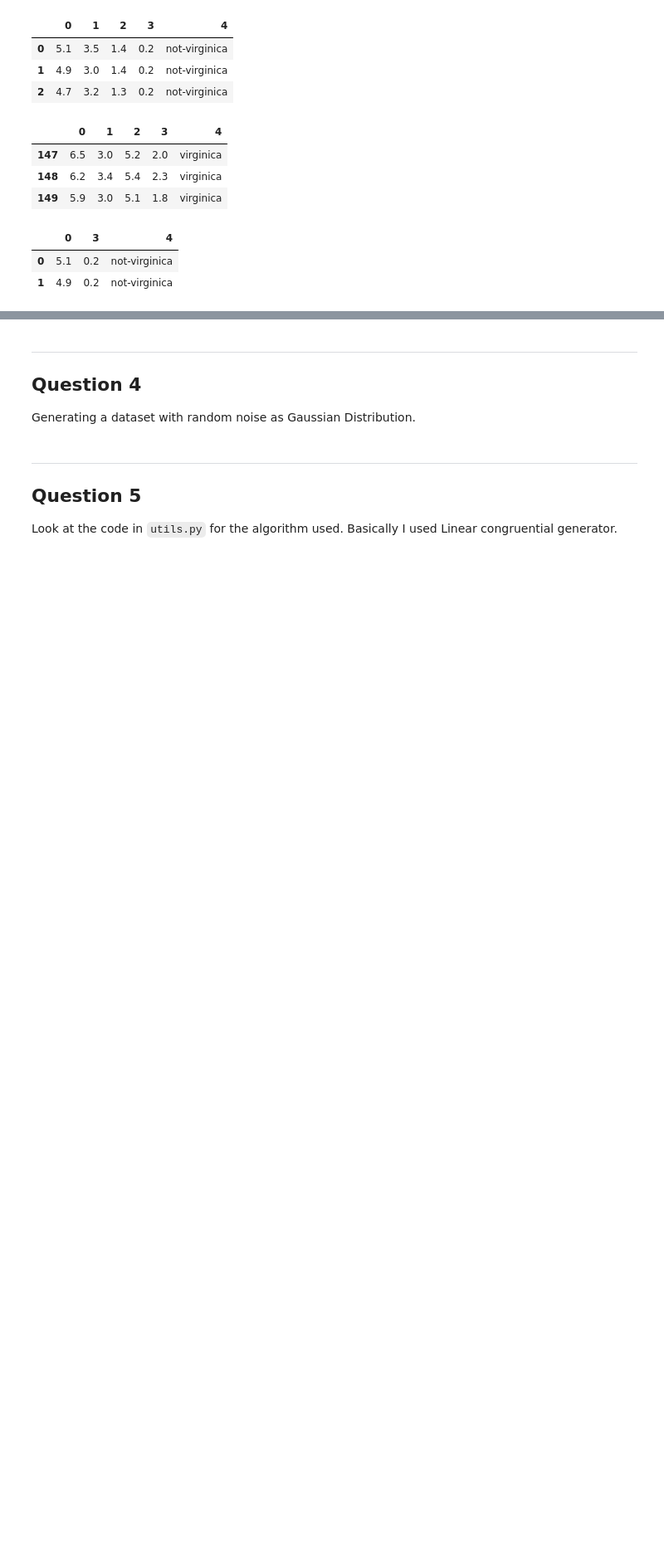
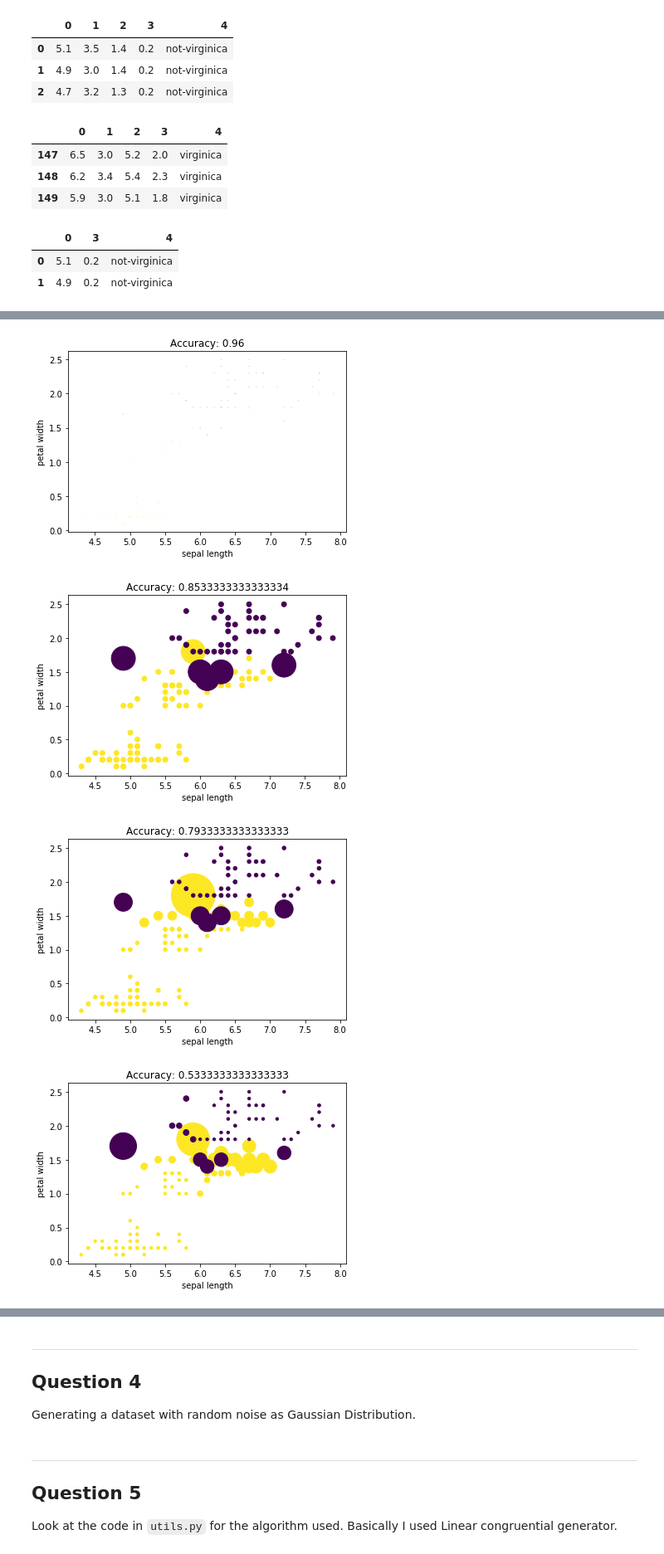
Before and after one commit to apoorvagnihotri/mlpy, a Jupyter notebook: usage/random-forest/assignment2.ipynb, the cells around one changed output, grey strips where cells are left out. Shown at 83% size. Drawn from its saved outputs; the diff is of its cells as text; code cells hidden in the pictures; blank space fills up the shorter version.

```diff
--- a/usage/random-forest/assignment2.ipynb
+++ b/usage/random-forest/assignment2.ipynb
@@ -312,0 +315,3 @@ class AdaBoost():
+# %%
+X = data_dropped.values[:, :-1]
+X[:3, :]
@@ -312,0 +322,3 @@ class AdaBoost():
+# %%
+y = data_dropped.values[:, -1]
+y[:3]
@@ -312,0 +327,2 @@ class AdaBoost():
+# %%
+clfs, alphas = a.train(X, y)
@@ -312,0 +339,20 @@ class AdaBoost():
+# %%
+def plot(accs, weights, X, y):
+    num_of_trees = len(accs)
+    for i in range(num_of_trees):
+        mul = 10000
+        if i == 0:
+            mul = 100000
+        pts = plt.scatter(X[:, 0], X[:, 1], s=weights[i]*mul, c=(y==y[0])*1.)
+        plt.xlabel("sepal length")
+        plt.ylabel("petal width")
+        plt.title("Accuracy: " + str(accs[i]))
+        plt.show()
+        time.sleep(1)
+# %%
+plot(a.accs, a.weights, X, y)
+# %% [output]
+[figure, added]
+[figure, added]
+[figure, added]
+[figure, added]
```
Also changed, not shown: parts of 8 cells of this notebook, 1 other file.
